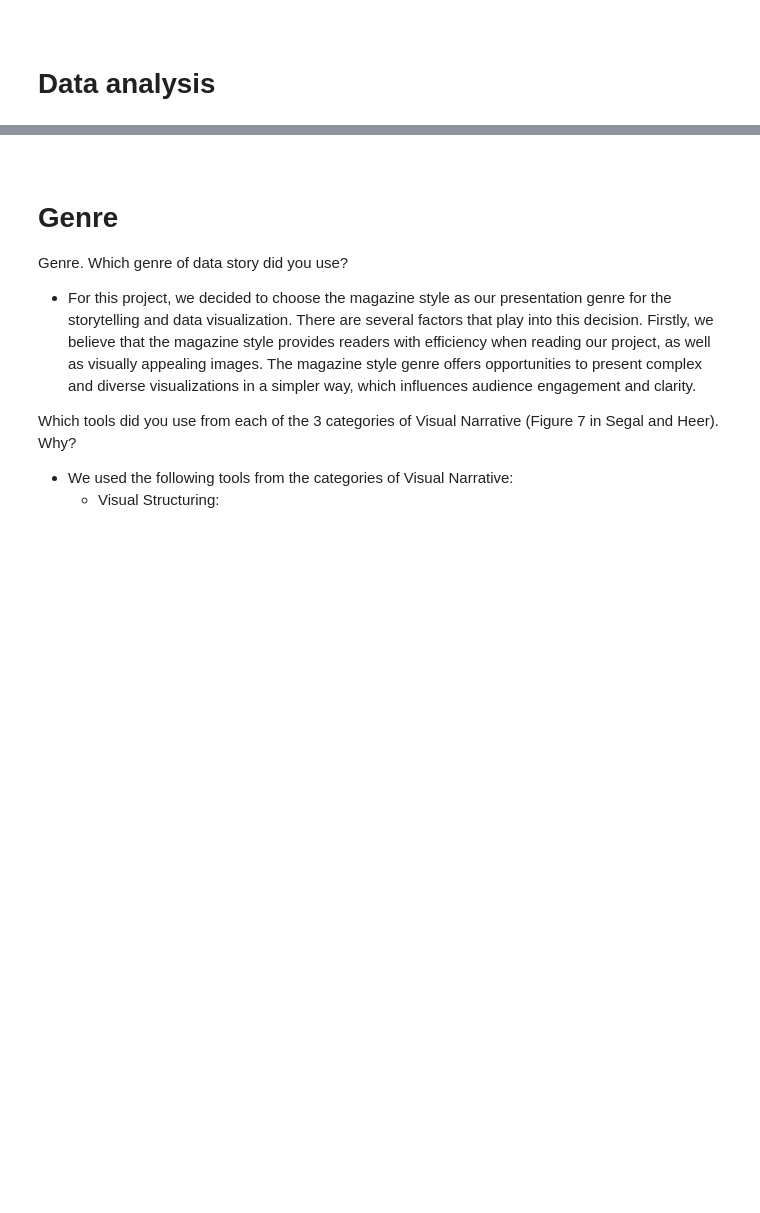
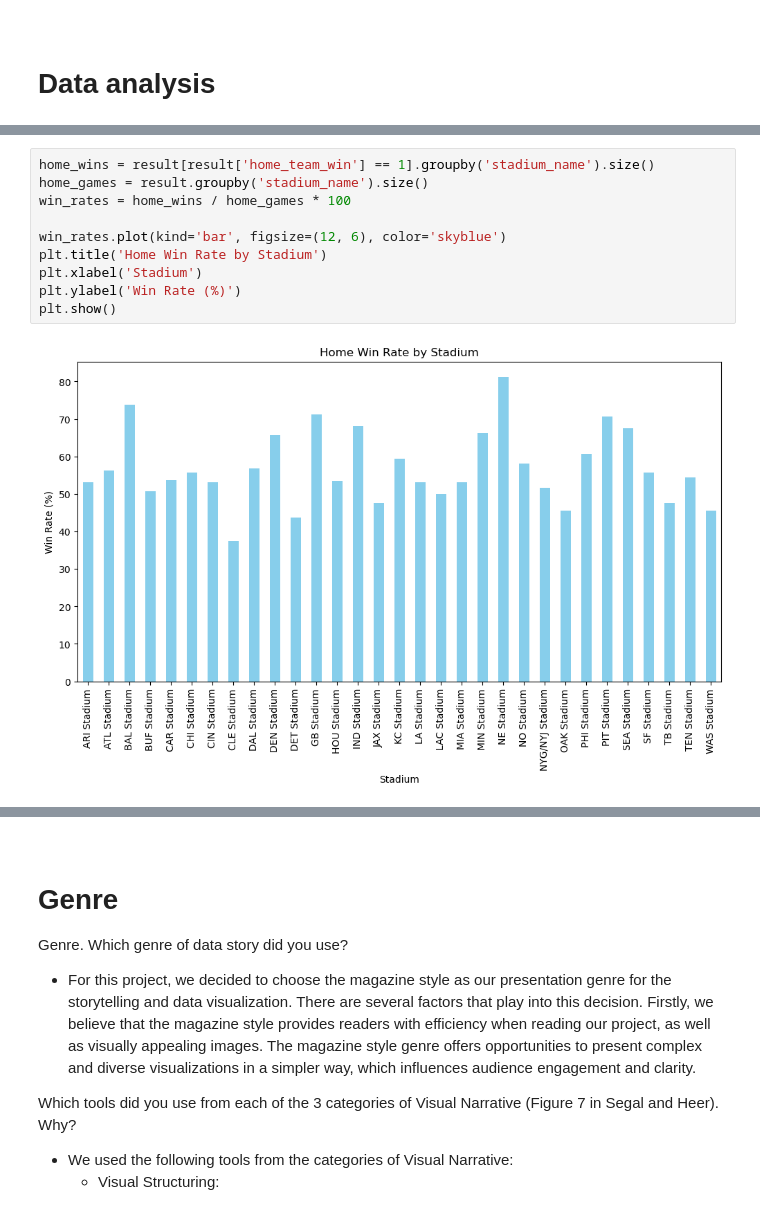
Before and after one commit to BrylliDTU/social_data, a Jupyter notebook: Final_report.ipynb, the cells around one changed output, grey strips where cells are left out. Saved outputs shown, nothing was run; the diff lists cells and outputs as text; blank space fills up the shorter version.

```diff
--- a/Final_report.ipynb
+++ b/Final_report.ipynb
@@ -195,0 +363,12 @@ result.describe()
+# %%
+home_wins = result[result['home_team_win'] == 1].groupby('stadium_name').size()
+home_games = result.groupby('stadium_name').size()
+win_rates = home_wins / home_games * 100
+
+win_rates.plot(kind='bar', figsize=(12, 6), color='skyblue')
+plt.title('Home Win Rate by Stadium')
+plt.xlabel('Stadium')
+plt.ylabel('Win Rate (%)')
+plt.show()
+# %% [output]
+[figure, added]
```
Also changed, not shown: parts of 25 cells of this notebook.
